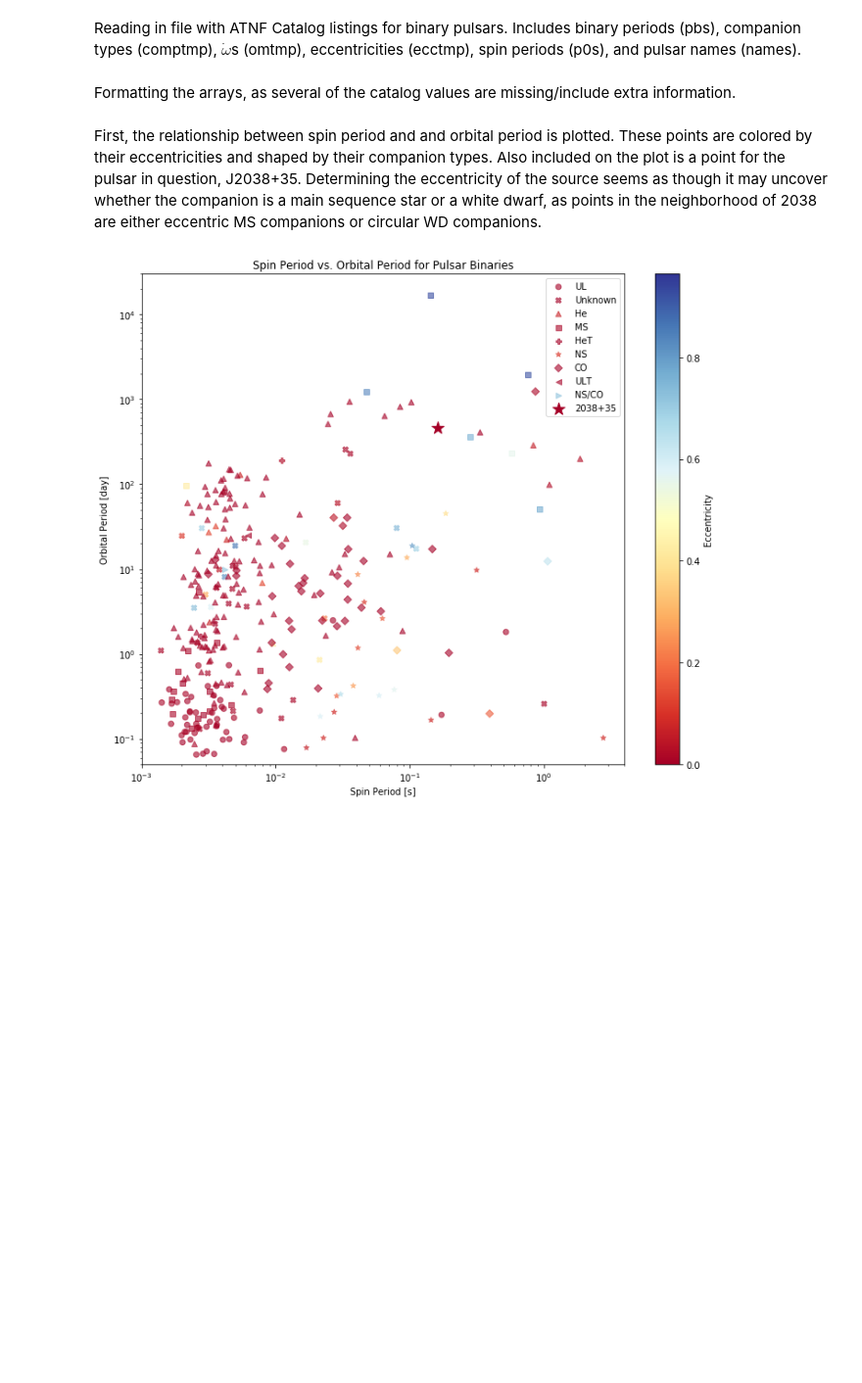
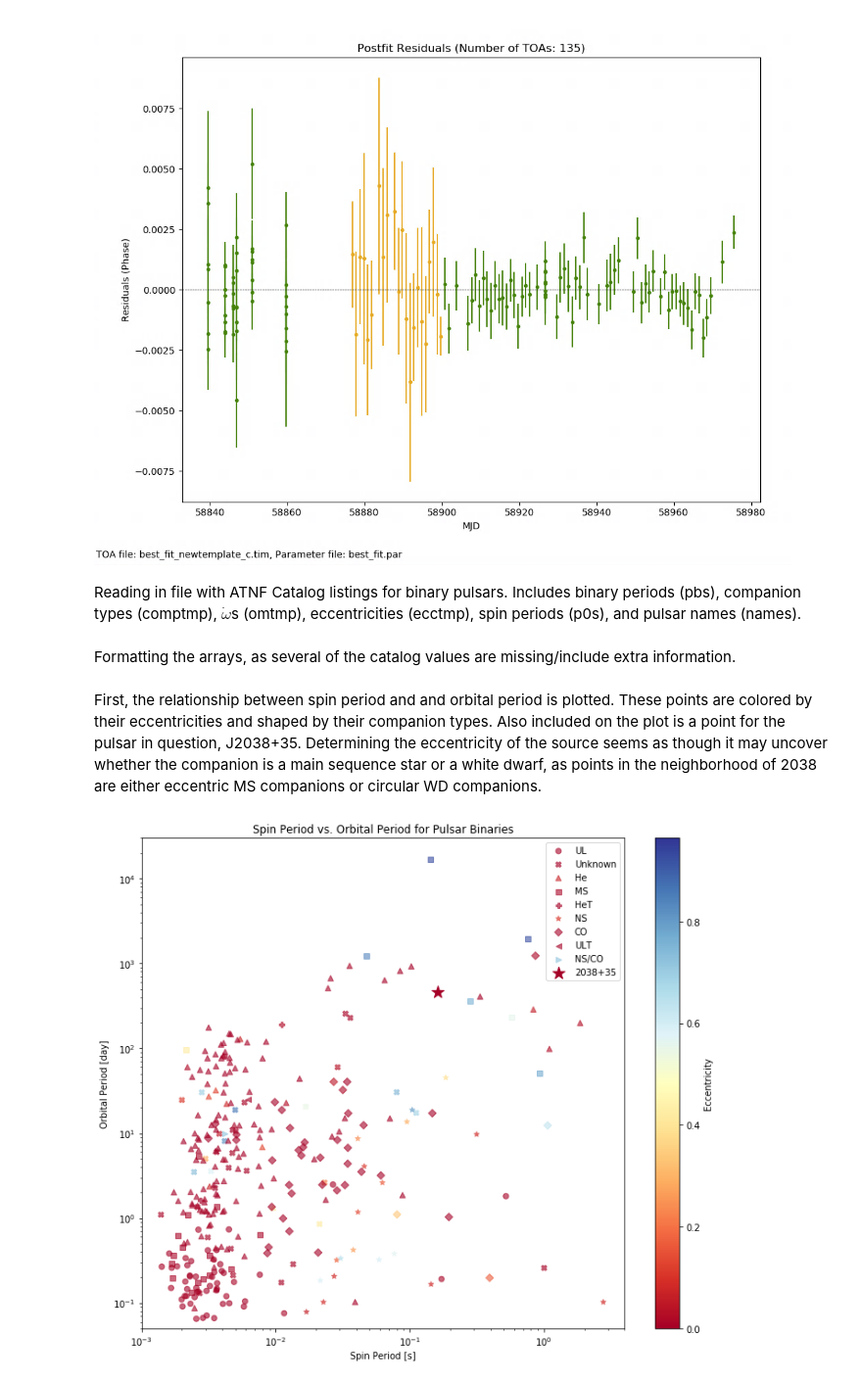
Before and after one commit to almcewen0/J2038_timing, a Jupyter notebook: 2038+35 GR Test Notes.ipynb, the cells around one changed output. Shown: that part at 98% size. Drawn from its saved outputs; the diff is of its cells as text; code cells hidden in the pictures; blank space fills up the shorter version.

```diff
--- a/2038+35 GR Test Notes.ipynb
+++ b/2038+35 GR Test Notes.ipynb
@@ -1,3 +25,8 @@
+# %%
+from IPython.display import Image
+Image('resid.png')
+# %% [output]
+[figure, added]
 # %%
 import numpy as np
 from astropy import units as u, constants as c
```
Also changed, not shown: parts of 3 cells of this notebook.
